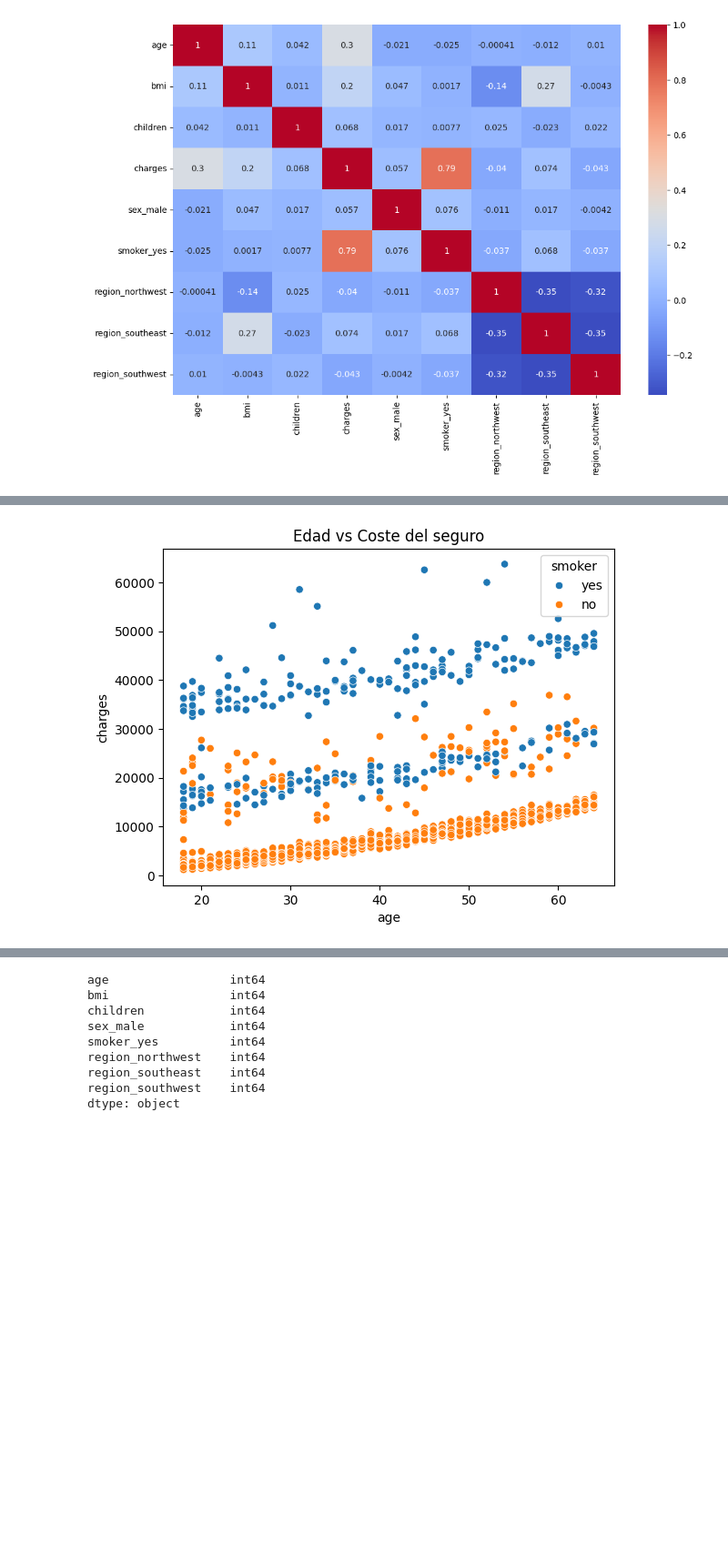
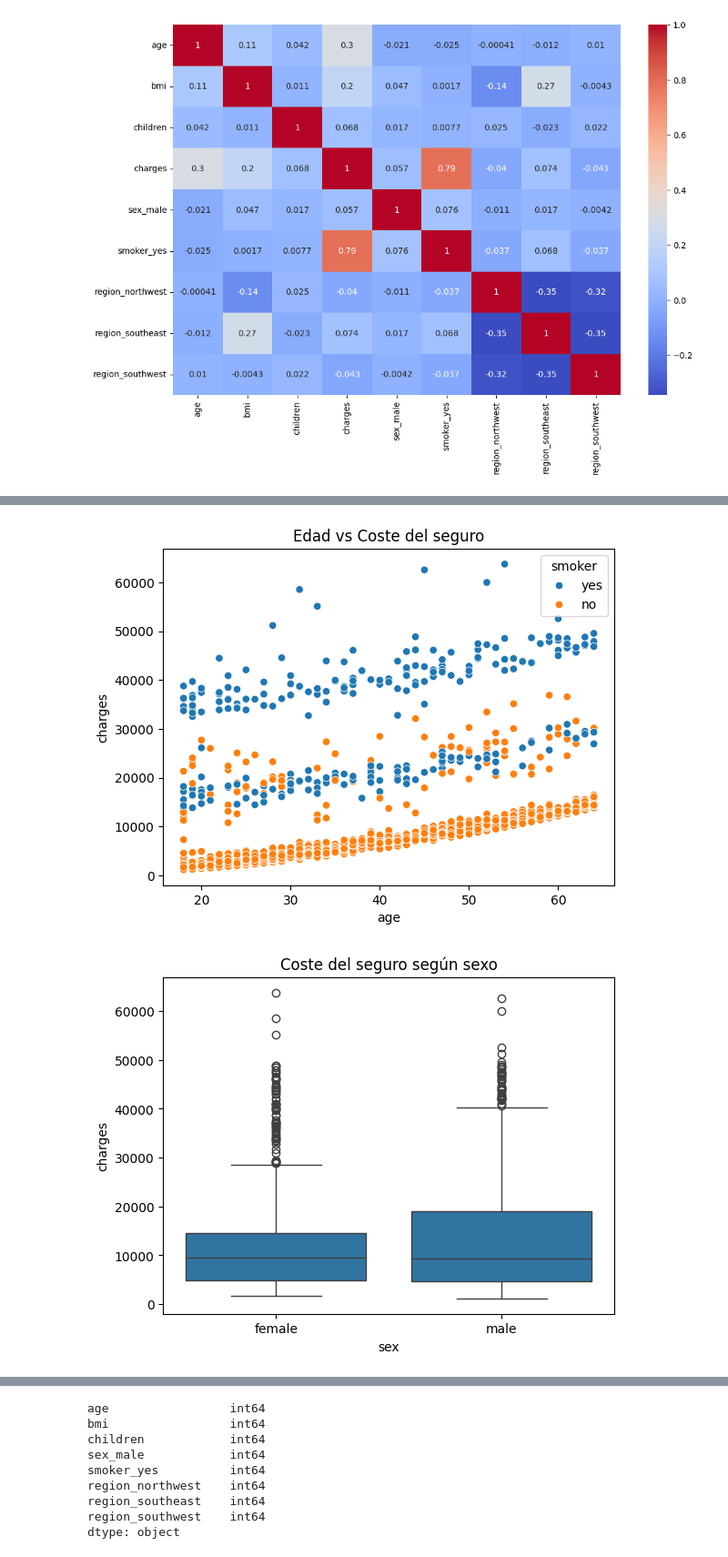
Before and after one commit to 4GeeksAcademy/ViceVareles_Bea_Intro_ML, a Jupyter notebook: src/02-linear-regression.ipynb, the cells around one changed output, grey strips where cells are left out. Shown at 91% size. Cells and saved outputs as stored; diff of their text form; code cells hidden in the pictures; blank space fills up the shorter version.

```diff
--- a/src/02-linear-regression.ipynb
+++ b/src/02-linear-regression.ipynb
@@ -156,16 +184,21 @@ plt.show()
 # %%
 sns.boxplot(x='smoker', y='charges', data=df)
 plt.title("Coste del seguro según fumador")
 plt.show()
 
 sns.scatterplot(x='bmi', y='charges', hue='smoker', data=df)
 plt.title("Relación entre BMI y coste del seguro")
 plt.show()
 
 sns.scatterplot(x='age', y='charges', hue='smoker', data=df)
 plt.title("Edad vs Coste del seguro")
 plt.show()
+
+sns.boxplot(x='sex', y='charges', data=df)
+plt.title("Coste del seguro según sexo")
+plt.show()
 # %% [output]
 [figure]
 [figure]
 [figure]
+[figure, added]
```
Also changed, not shown: parts of 42 cells of this notebook, 3 other files.
